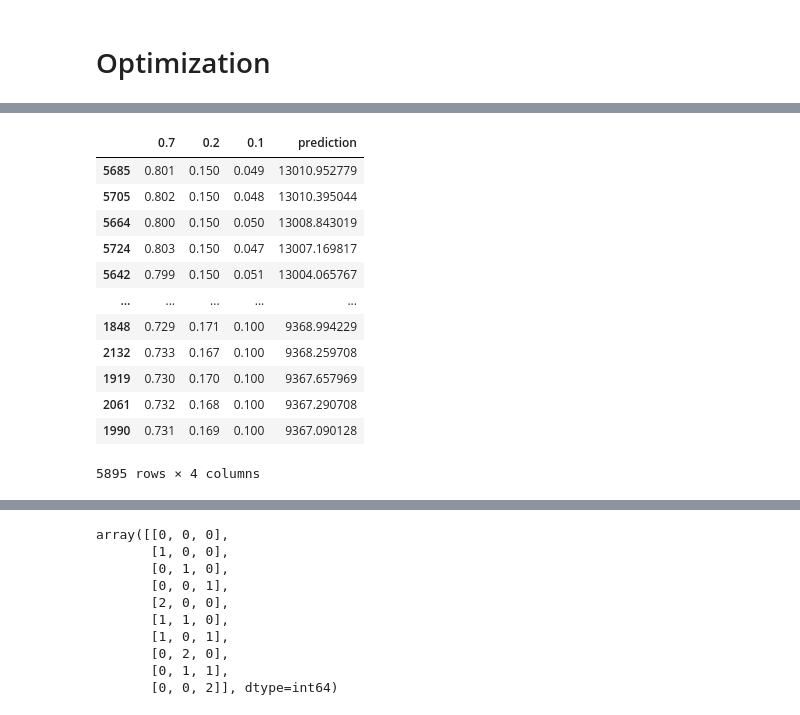
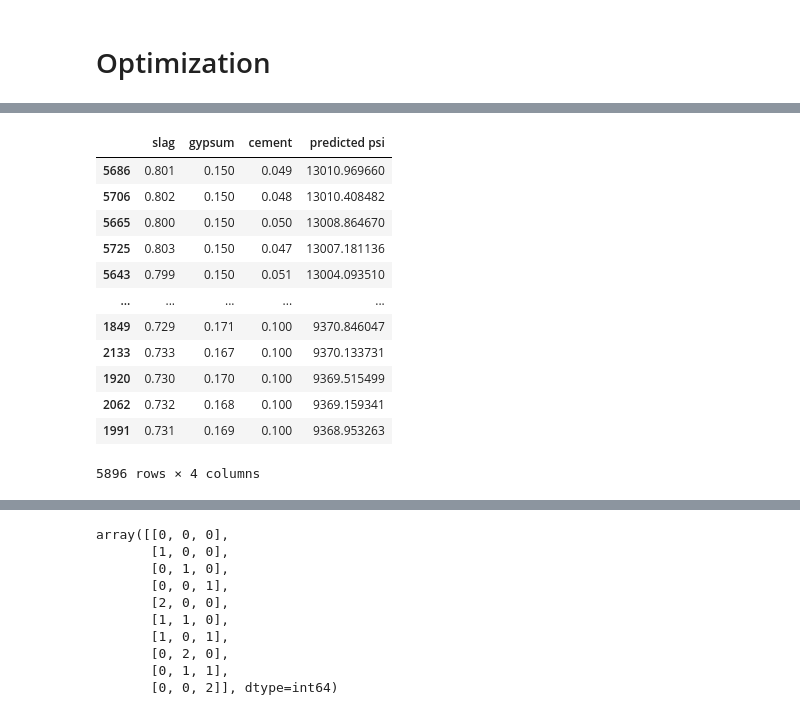
Before and after one commit to andrew-qu2000/concrete-canoe-ML, a Jupyter notebook: Compressive with Grid Search.ipynb, the cells around one changed output, grey strips where cells are left out. Cells and saved outputs as stored; diff of their text form; code cells hidden in the pictures.

```diff
--- a/Compressive with Grid Search.ipynb
+++ b/Compressive with Grid Search.ipynb
@@ -161,7 +161,7 @@ best_svr_poly.score(scaled_X, y) # 0.72
 # %% [markdown]
 # Optimization
 # %%
-ratios_df = pd.read_csv('ratios_thousandths.csv')
+ratios_df = pd.read_csv('ratios_thousandths.csv', names=['slag','gypsum','cement'])
 ratios_X = ratios_df.to_numpy()
 scaled_ratios_X = preprocessing.StandardScaler().fit_transform(ratios_X)
 normed_ratios_X = preprocessing.Normalizer().fit_transform(ratios_X)
@@ -208,22 +208,22 @@ lin_results.sort_values(by='prediction', ascending=False)
 # %%
 ridge_pred = best_ridge.predict(scaled_ratios_X) #very wet code
 ridge_results = ratios_df.copy()
-ridge_results['prediction'] = ridge_pred
-ridge_results.sort_values(by='prediction', ascending=False)
+ridge_results['predicted psi'] = ridge_pred
+ridge_results.sort_values(by='predicted psi', ascending=False)
 # %% [output]
-|  | 0.7 | 0.2 | 0.1 | prediction |
-| 5685 | 0.801 | 0.150 | 0.049 | 13010.952779 |
-| 5705 | 0.802 | 0.150 | 0.048 | 13010.395044 |
-| 5664 | 0.800 | 0.150 | 0.050 | 13008.843019 |
-| 5724 | 0.803 | 0.150 | 0.047 | 13007.169817 |
-| 5642 | 0.799 | 0.150 | 0.051 | 13004.065767 |
+|  | slag | gypsum | cement | predicted psi |
+| 5686 | 0.801 | 0.150 | 0.049 | 13010.969660 |
+| 5706 | 0.802 | 0.150 | 0.048 | 13010.408482 |
+| 5665 | 0.800 | 0.150 | 0.050 | 13008.864670 |
+| 5725 | 0.803 | 0.150 | 0.047 | 13007.181136 |
+| 5643 | 0.799 | 0.150 | 0.051 | 13004.093510 |
 | ... | ... | ... | ... | ... |
-| 1848 | 0.729 | 0.171 | 0.100 | 9368.994229 |
-| 2132 | 0.733 | 0.167 | 0.100 | 9368.259708 |
-| 1919 | 0.730 | 0.170 | 0.100 | 9367.657969 |
-| 2061 | 0.732 | 0.168 | 0.100 | 9367.290708 |
-| 1990 | 0.731 | 0.169 | 0.100 | 9367.090128 |
+| 1849 | 0.729 | 0.171 | 0.100 | 9370.846047 |
+| 2133 | 0.733 | 0.167 | 0.100 | 9370.133731 |
+| 1920 | 0.730 | 0.170 | 0.100 | 9369.515499 |
+| 2062 | 0.732 | 0.168 | 0.100 | 9369.159341 |
+| 1991 | 0.731 | 0.169 | 0.100 | 9368.953263 |
-5895 rows × 4 columns
+5896 rows × 4 columns
 # %%
 lasso_pred = best_lasso.predict(normed_ratios_X) #very wet code
 lasso_results = ratios_df.copy()
```
Also changed, not shown: parts of 14 cells of this notebook.
